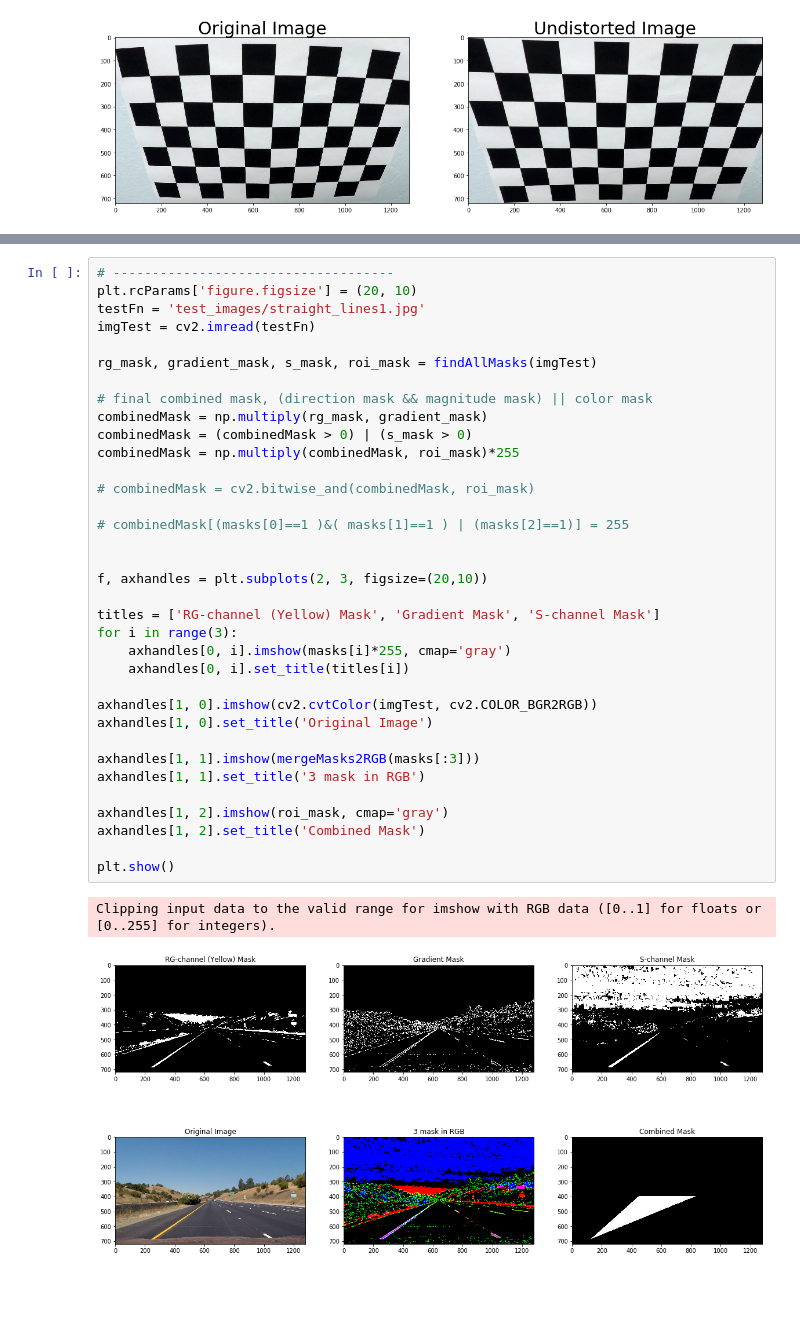
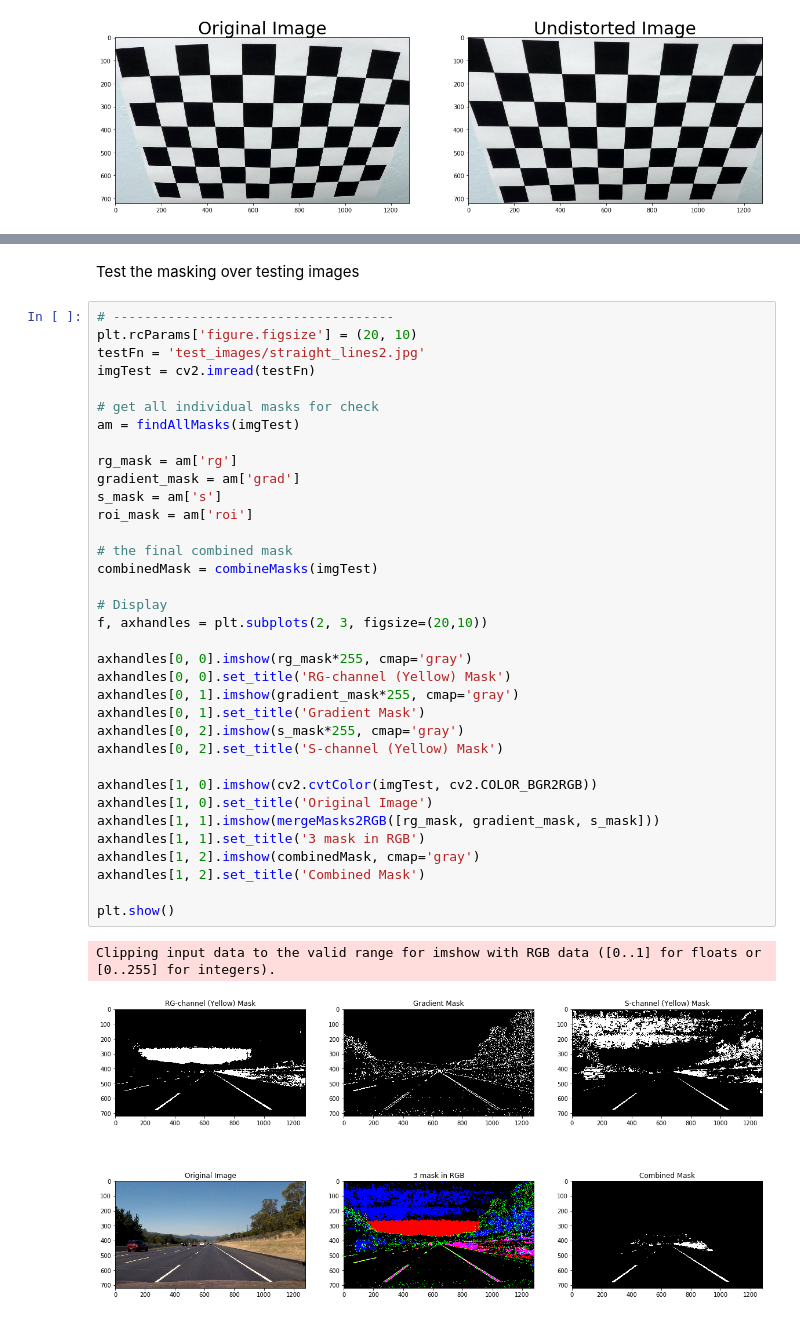
Before and after one commit to StevenShuoFeng/CarND-Advanced-Lane-Lines, a Jupyter notebook: pipeline.ipynb, the cells around one changed output, grey strips where cells are left out. Cells and saved outputs as stored; diff of their text form; blank space fills up the shorter version.

Commit message:
finished mask

```diff
--- a/pipeline.ipynb
+++ b/pipeline.ipynb
@@ -157,38 +198,40 @@ def mergeMasks2RGB(masks):
+# %% [markdown]
+Test the masking over testing images
 # %%
 # ------------------------------------
 plt.rcParams['figure.figsize'] = (20, 10)
-testFn = 'test_images/straight_lines1.jpg'
+testFn = 'test_images/straight_lines2.jpg'
 imgTest = cv2.imread(testFn)
 
-rg_mask, gradient_mask, s_mask, roi_mask = findAllMasks(imgTest)
+# get all individual masks for check
+am = findAllMasks(imgTest)
 
-# final combined mask, (direction mask && magnitude mask) || color mask
-combinedMask = np.multiply(rg_mask, gradient_mask)
-combinedMask = (combinedMask > 0) | (s_mask > 0)
-combinedMask = np.multiply(combinedMask, roi_mask)*255
+rg_mask = am['rg']
+gradient_mask = am['grad']
+s_mask = am['s']
+roi_mask = am['roi']
 
-# combinedMask = cv2.bitwise_and(combinedMask, roi_mask)
+# the final combined mask
+combinedMask = combineMasks(imgTest)
 
-# combinedMask[(masks[0]==1 )&( masks[1]==1 ) | (masks[2]==1)] = 255
-
-
+# Display
 f, axhandles = plt.subplots(2, 3, figsize=(20,10))
 
-titles = ['RG-channel (Yellow) Mask', 'Gradient Mask', 'S-channel Mask']
-for i in range(3):
-    axhandles[0, i].imshow(masks[i]*255, cmap='gray')
-    axhandles[0, i].set_title(titles[i])
+axhandles[0, 0].imshow(rg_mask*255, cmap='gray')
+axhandles[0, 0].set_title('RG-channel (Yellow) Mask')
+axhandles[0, 1].imshow(gradient_mask*255, cmap='gray')
+axhandles[0, 1].set_title('Gradient Mask')
+axhandles[0, 2].imshow(s_mask*255, cmap='gray')
+axhandles[0, 2].set_title('S-channel (Yellow) Mask')
 
 axhandles[1, 0].imshow(cv2.cvtColor(imgTest, cv2.COLOR_BGR2RGB))
 axhandles[1, 0].set_title('Original Image')
-
-axhandles[1, 1].imshow(mergeMasks2RGB(masks[:3]))
+axhandles[1, 1].imshow(mergeMasks2RGB([rg_mask, gradient_mask, s_mask]))
 axhandles[1, 1].set_title('3 mask in RGB')
-
-axhandles[1, 2].imshow(roi_mask, cmap='gray')
+axhandles[1, 2].imshow(combinedMask, cmap='gray')
 axhandles[1, 2].set_title('Combined Mask')
 
 plt.show()
 # %% [output]
 Clipping input data to the valid range for imshow with RGB data ([0..1] for floats or [0..255] for integers).
-[figure, old version]
+[figure, new version]
```
Also changed, not shown: parts of 16 cells of this notebook.
